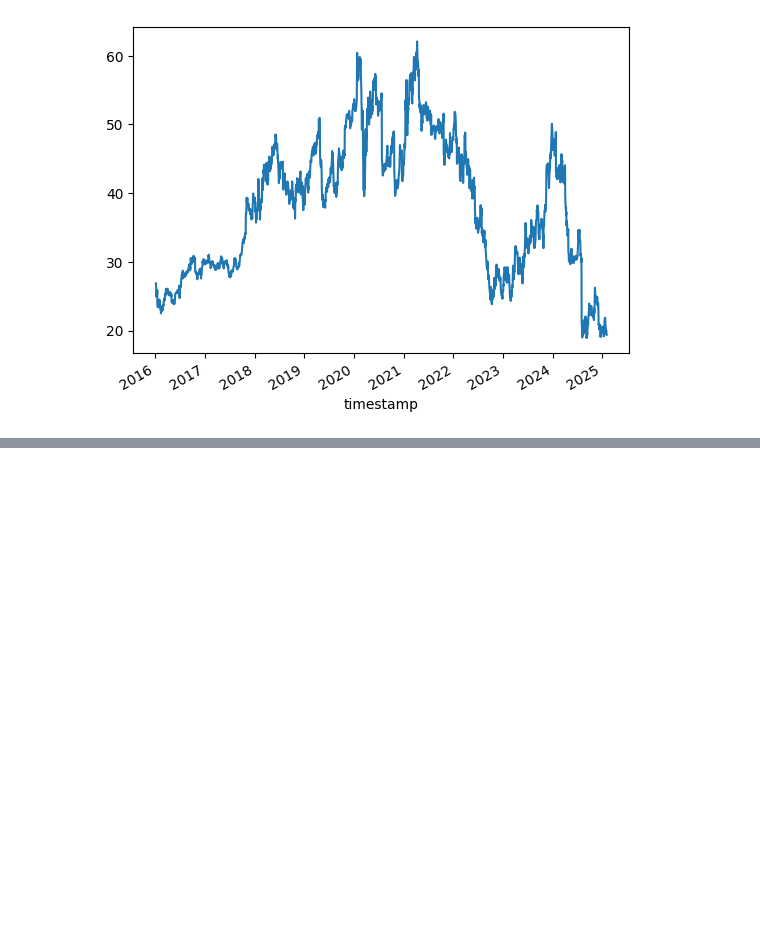
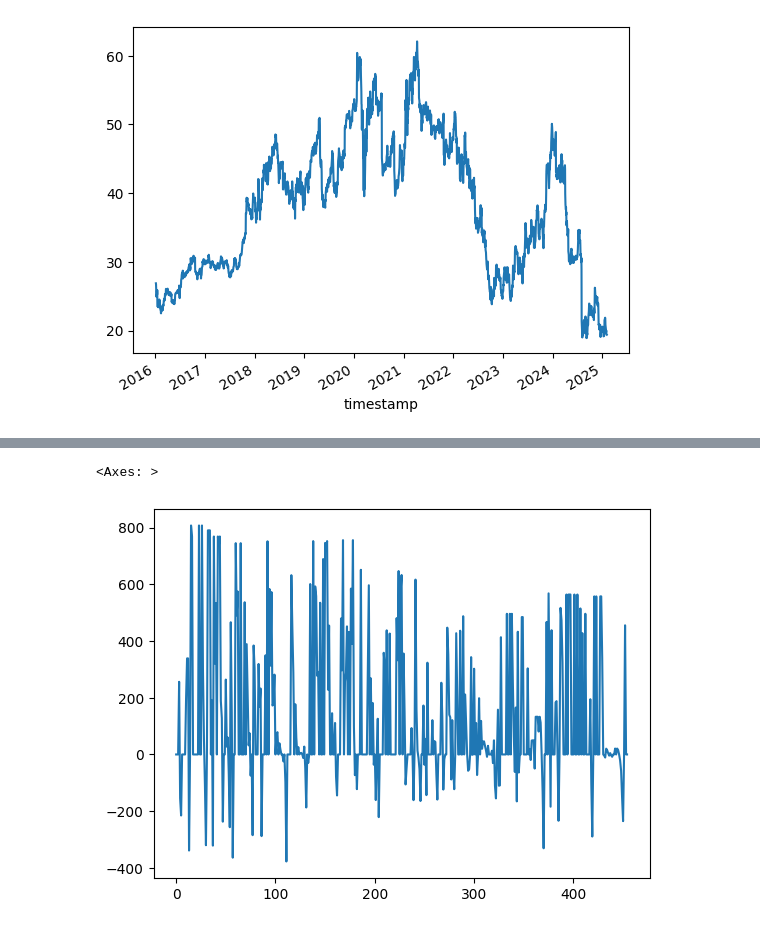
Before and after one commit to AxelGard/cira-examples, a Jupyter notebook: pipes.ipynb, the cells around one changed output, grey strips where cells are left out. Saved outputs shown, nothing was run; the diff lists cells and outputs as text; code cells hidden in the pictures; blank space fills up the shorter version.

```diff
--- a/pipes.ipynb
+++ b/pipes.ipynb
@@ -292,0 +296,5 @@ cira.strategy.multi_strategy_backtest([cira.strategy.ByAndHold(), cira.strategy.
+# %%
+pd.Series(strat.actions).plot()
+# %% [output]
+<Axes: >
+[figure, added]
```
Also changed, not shown: parts of 5 cells of this notebook, 1 other file.
